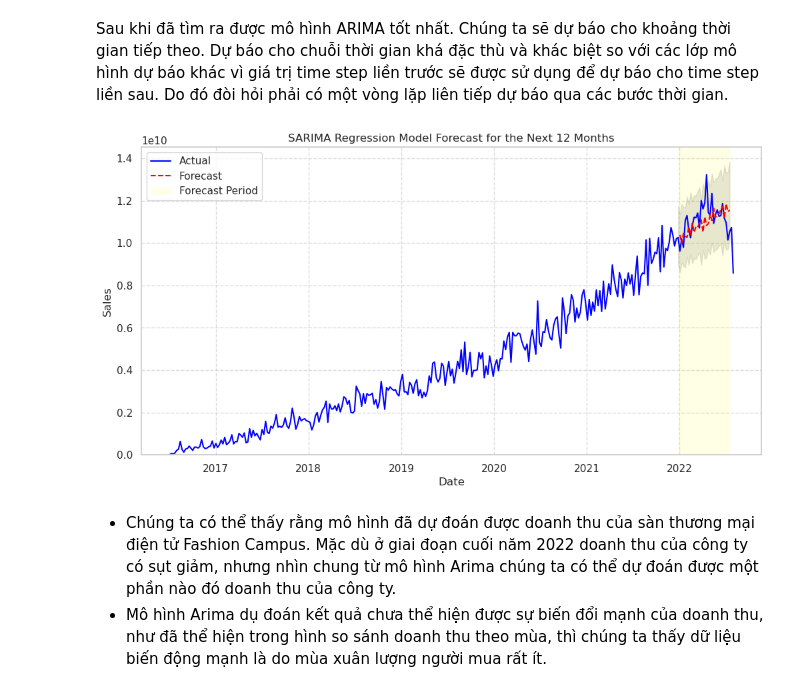
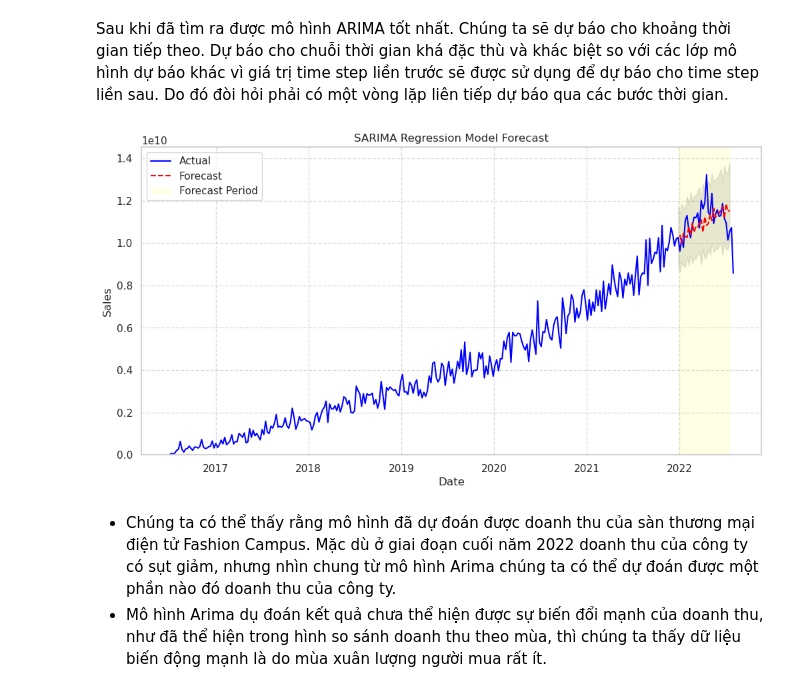
Before and after one commit to thanhanphan17/fashion-campus-dataset-analysis, a Jupyter notebook: [03]-Asking-Questions-and-Analyzing.ipynb, the cells around one changed output. Saved outputs shown, nothing was run; the diff lists cells and outputs as text; code cells hidden in the pictures.

Commit message:
apply sarima model to predict

```diff
--- a/[03]-Asking-Questions-and-Analyzing.ipynb
+++ b/[03]-Asking-Questions-and-Analyzing.ipynb
@@ -941,35 +941,35 @@ date = pd.date_range(train.index[-1], periods=n_pred_previous, freq='W')
 
 fitted_seri = pd.Series(fitted, index=date)
 lower = confint[:, 0]
 upper = confint[:, 1]
 
 # Improved plotting
 plt.figure(figsize=(12, 6))
 plt.plot(weekly_sales[-318:], label='Actual', color='blue')  # Adjust color for actual data
 plt.plot(fitted_seri, color='red', linestyle='--', label='Forecast')
 plt.fill_between(date, lower, upper, color='grey', alpha=0.2)
 
 # Highlight forecast period
 plt.axvspan(date[0], date[-1], facecolor='yellow', alpha=0.1, label='Forecast Period')
 
 # Improved y-axis limits
 plt.ylim(bottom=0)  # Adjust the bottom limit if needed
 
 # Add grid lines
 plt.grid(True, linestyle='--', alpha=0.7)
 
 # Add labels and legend
 plt.xlabel('Date')
 plt.ylabel('Sales')
 plt.legend()
 
 # Title with better formatting
-plt.title('SARIMA Regression Model Forecast for the Next 12 Months')
+plt.title('SARIMA Regression Model Forecast')
 
 # Display the plot
 plt.show()
 # %% [output]
-[figure, old version]
+[figure, new version]
 # %% [markdown]
 - Chúng ta có thể thấy rằng mô hình đã dự đoán được doanh thu của sàn thương mại điện tử Fashion Campus. Mặc dù ở giai đoạn cuối năm 2022 doanh thu của công ty có sụt giảm, nhưng nhìn chung từ mô hình Arima chúng ta có thể dự đoán được một phần nào đó doanh thu của công ty.
 - Mô hình Arima dụ đoán kết quả chưa thể hiện được sự biến đổi mạnh của doanh thu, như đã thể hiện trong hình so sánh doanh thu theo mùa, thì chúng ta thấy dữ liệu biến động mạnh là do mùa xuân lượng người mua rất ít.
```
Also changed, not shown: parts of 9 cells of this notebook.
